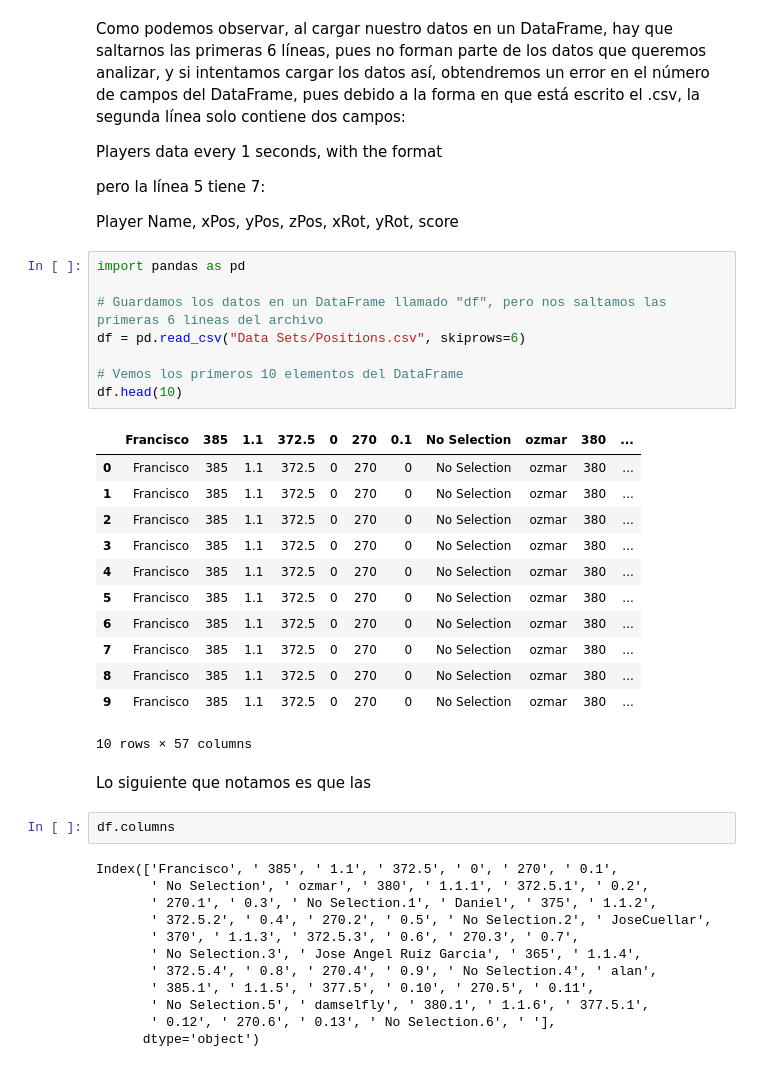
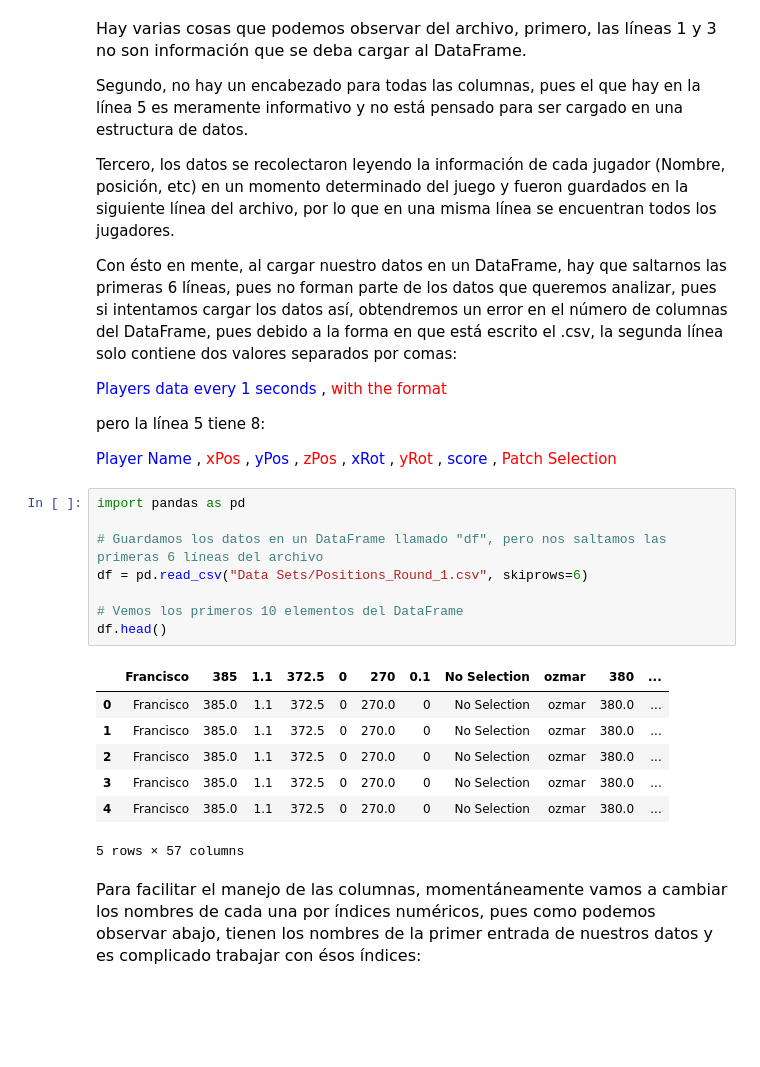
Before and after one commit to FranMurguia/Analisis_de_Datos, a Jupyter notebook: Juego de Forrajeo.ipynb, the cells around one changed output. Saved outputs shown, nothing was run; the diff lists cells and outputs as text; blank space fills up the shorter version.

```diff
--- a/Juego de Forrajeo.ipynb
+++ b/Juego de Forrajeo.ipynb
@@ -32,47 +32,34 @@ Francisco,  385,  1.1,  372.5,  0,  270,  0,  No Selection,  ozmar,  380,  1.1,
 Francisco,  385,  1.1,  372.5,  0,  270,  0,  No Selection,  ozmar,  380,  1.1,  372.5,  0,  270,  0,  No Selection,  Daniel,  375,  1.1,  372.5,  0,  270,  0,  No Selection,  JoseCuellar,  370,  1.1, ...
 Francisco,  385,  1.1,  372.5,  0,  270,  0,  No Selection,  ozmar,  380,  1.1,  372.5,  0,  270,  0,  No Selection,  Daniel,  375,  1.1,  372.5,  0,  270,  0,  No Selection,  JoseCuellar,  370,  1.1, ...
 # %% [markdown]
-Como podemos observar, al cargar nuestro datos en un DataFrame, hay que saltarnos las primeras 6 líneas, pues no forman parte de los datos que queremos analizar, y si intentamos cargar los datos así, obtendremos un error en el número de campos del DataFrame, pues debido a la forma en que está escrito el .csv, la segunda línea solo contiene dos campos:
+<font size="3">Hay varias cosas que podemos observar del archivo, primero, las líneas 1 y 3 no son información que se deba cargar al DataFrame.
 
-Players data every 1 seconds,  with the format
+Segundo, no hay un encabezado para todas las columnas, pues el que hay en la línea 5 es meramente informativo y no está pensado para ser cargado en una estructura de datos.
 
-pero la línea 5 tiene 7:
+Tercero, los datos se recolectaron leyendo la información de cada jugador (Nombre, posición, etc) en un momento determinado del juego y fueron guardados en la siguiente línea del archivo, por lo que en una misma línea se encuentran todos los jugadores.
 
-Player Name,  xPos,  yPos,  zPos,  xRot,  yRot,  score
+Con ésto en mente, al cargar nuestro datos en un DataFrame, hay que saltarnos las primeras 6 líneas, pues no forman parte de los datos que queremos analizar, pues si intentamos cargar los datos así, obtendremos un error en el número de columnas del DataFrame, pues debido a la forma en que está escrito el .csv, la segunda línea solo contiene dos valores separados por comas:
+
+<font color='blue'>Players data every 1 seconds</font> , <font color='red'>with the format</font>
+
+pero la línea 5 tiene 8:
+
+<font color='blue'>Player Name</font> , <font color='red'>xPos</font> , <font color='blue'>yPos</font> , <font color='red'>zPos</font> , <font color='blue'>xRot</font> , <font color='red'>yRot</font> , <font color='blue'>score</font> , <font color='red'>Patch Selection</font></font>
 # %%
 import pandas as pd
 
 # Guardamos los datos en un DataFrame llamado "df", pero nos saltamos las primeras 6 líneas del archivo
-df = pd.read_csv("Data Sets/Positions.csv", skiprows=6)
+df = pd.read_csv("Data Sets/Positions_Round_1.csv", skiprows=6)
 
 # Vemos los primeros 10 elementos del DataFrame
-df.head(10)
+df.head()
 # %% [output]
 |  | Francisco | 385 | 1.1 | 372.5 | 0 | 270 | 0.1 | No Selection | ozmar | 380 | ... |
-| 0 | Francisco | 385 | 1.1 | 372.5 | 0 | 270 | 0 | No Selection | ozmar | 380 | ... |
-| 1 | Francisco | 385 | 1.1 | 372.5 | 0 | 270 | 0 | No Selection | ozmar | 380 | ... |
-| 2 | Francisco | 385 | 1.1 | 372.5 | 0 | 270 | 0 | No Selection | ozmar | 380 | ... |
-| 3 | Francisco | 385 | 1.1 | 372.5 | 0 | 270 | 0 | No Selection | ozmar | 380 | ... |
-| 4 | Francisco | 385 | 1.1 | 372.5 | 0 | 270 | 0 | No Selection | ozmar | 380 | ... |
-| 5 | Francisco | 385 | 1.1 | 372.5 | 0 | 270 | 0 | No Selection | ozmar | 380 | ... |
-| 6 | Francisco | 385 | 1.1 | 372.5 | 0 | 270 | 0 | No Selection | ozmar | 380 | ... |
-| 7 | Francisco | 385 | 1.1 | 372.5 | 0 | 270 | 0 | No Selection | ozmar | 380 | ... |
-| 8 | Francisco | 385 | 1.1 | 372.5 | 0 | 270 | 0 | No Selection | ozmar | 380 | ... |
-| 9 | Francisco | 385 | 1.1 | 372.5 | 0 | 270 | 0 | No Selection | ozmar | 380 | ... |
+| 0 | Francisco | 385.0 | 1.1 | 372.5 | 0 | 270.0 | 0 | No Selection | ozmar | 380.0 | ... |
+| 1 | Francisco | 385.0 | 1.1 | 372.5 | 0 | 270.0 | 0 | No Selection | ozmar | 380.0 | ... |
+| 2 | Francisco | 385.0 | 1.1 | 372.5 | 0 | 270.0 | 0 | No Selection | ozmar | 380.0 | ... |
+| 3 | Francisco | 385.0 | 1.1 | 372.5 | 0 | 270.0 | 0 | No Selection | ozmar | 380.0 | ... |
+| 4 | Francisco | 385.0 | 1.1 | 372.5 | 0 | 270.0 | 0 | No Selection | ozmar | 380.0 | ... |
-10 rows × 57 columns
+5 rows × 57 columns
-# %% [markdown]
-Lo siguiente que notamos es que las
-# %%
-df.columns
-# %% [output]
-Index(['Francisco', ' 385', ' 1.1', ' 372.5', ' 0', ' 270', ' 0.1',
-       ' No Selection', ' ozmar', ' 380', ' 1.1.1', ' 372.5.1', ' 0.2',
-       ' 270.1', ' 0.3', ' No Selection.1', ' Daniel', ' 375', ' 1.1.2',
-       ' 372.5.2', ' 0.4', ' 270.2', ' 0.5', ' No Selection.2', ' JoseCuellar',
-       ' 370', ' 1.1.3', ' 372.5.3', ' 0.6', ' 270.3', ' 0.7',
-       ' No Selection.3', ' Jose Angel Ruiz Garcia', ' 365', ' 1.1.4',
-       ' 372.5.4', ' 0.8', ' 270.4', ' 0.9', ' No Selection.4', ' alan',
-       ' 385.1', ' 1.1.5', ' 377.5', ' 0.10', ' 270.5', ' 0.11',
-       ' No Selection.5', ' damselfly', ' 380.1', ' 1.1.6', ' 377.5.1',
-       ' 0.12', ' 270.6', ' 0.13', ' No Selection.6', ' '],
-      dtype='object')
+# %% [markdown]
+<font size="3">Para facilitar el manejo de las columnas, momentáneamente vamos a cambiar los nombres de cada una por índices numéricos, pues como podemos observar abajo, tienen los nombres de la primer entrada de nuestros datos y es complicado trabajar con ésos índices:</font>
```
Also changed, not shown: parts of 13 cells of this notebook, 2 other files.
